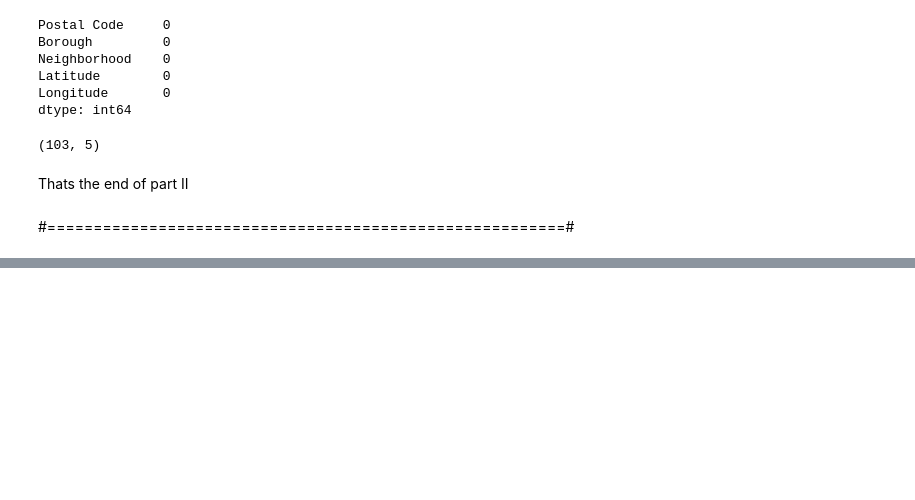
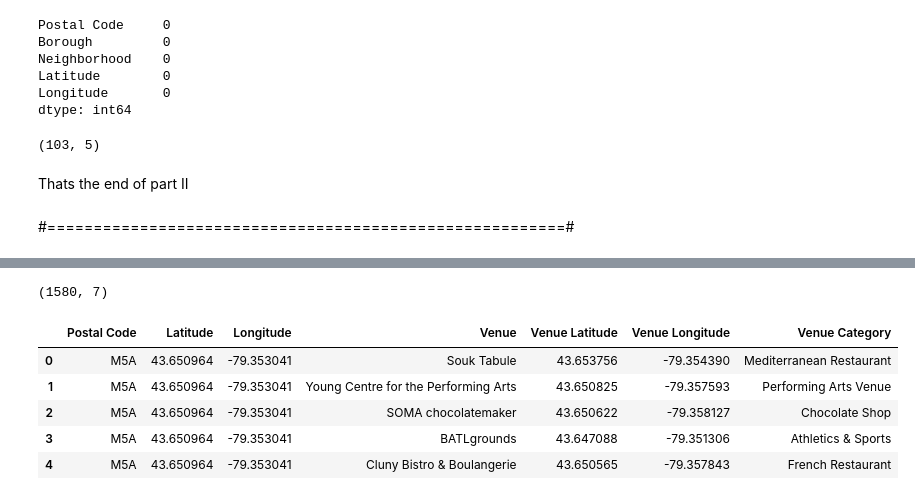
Before and after one commit to yrangana/Coursera_Capstone, a Jupyter notebook: Neighbourhoods in Toronto.ipynb, the cells around one changed output, grey strips where cells are left out. Cells and saved outputs as stored; diff of their text form; code cells hidden in the pictures; blank space fills up the shorter version.

```diff
--- a/Neighbourhoods in Toronto.ipynb
+++ b/Neighbourhoods in Toronto.ipynb
@@ -116,0 +270,11 @@ Thats the end of part II
+# %%
+print(Toronto_venues.shape)
+Toronto_venues.head()
+# %% [output]
+(1580, 7)
+|  | Postal Code | Latitude | Longitude | Venue | Venue Latitude | Venue Longitude | Venue Category |
+| 0 | M5A | 43.650964 | -79.353041 | Souk Tabule | 43.653756 | -79.354390 | Mediterranean Restaurant |
+| 1 | M5A | 43.650964 | -79.353041 | Young Centre for the Performing Arts | 43.650825 | -79.357593 | Performing Arts Venue |
+| 2 | M5A | 43.650964 | -79.353041 | SOMA chocolatemaker | 43.650622 | -79.358127 | Chocolate Shop |
+| 3 | M5A | 43.650964 | -79.353041 | BATLgrounds | 43.647088 | -79.351306 | Athletics & Sports |
+| 4 | M5A | 43.650964 | -79.353041 | Cluny Bistro & Boulangerie | 43.650565 | -79.357843 | French Restaurant |
```
Also changed, not shown: parts of 46 cells of this notebook.
